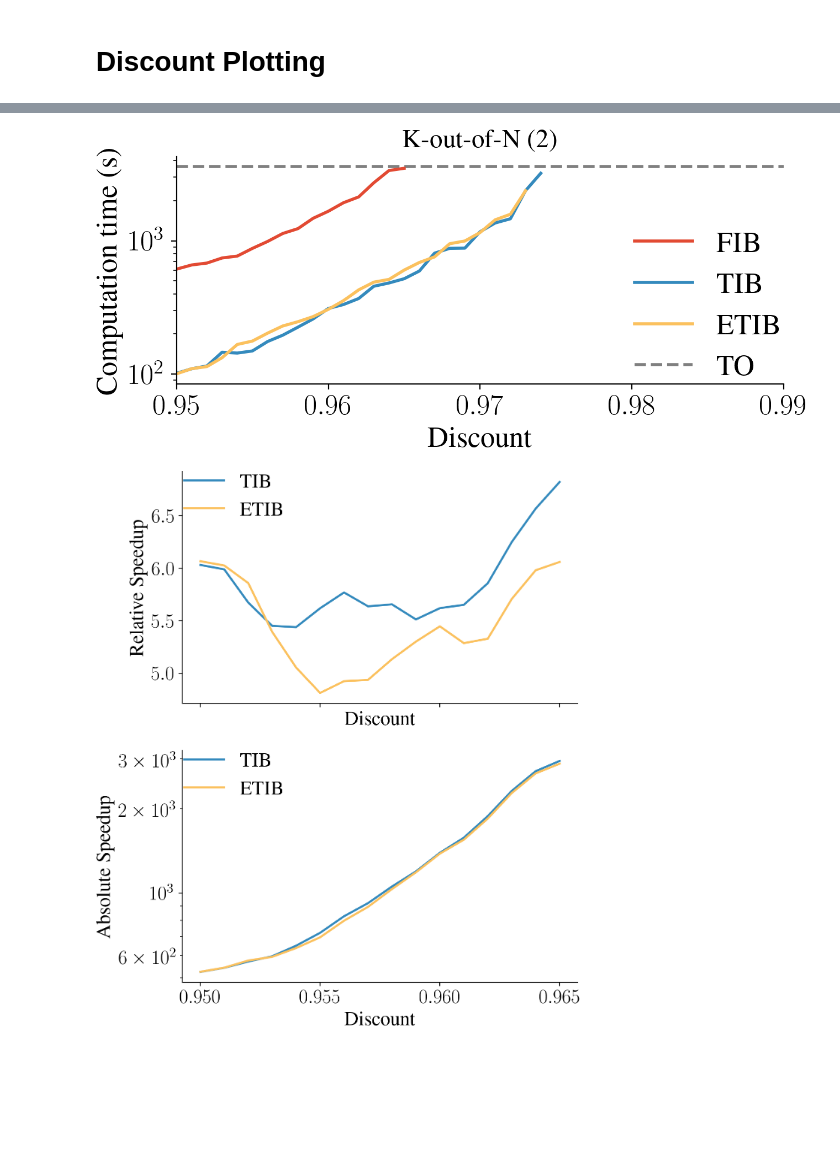
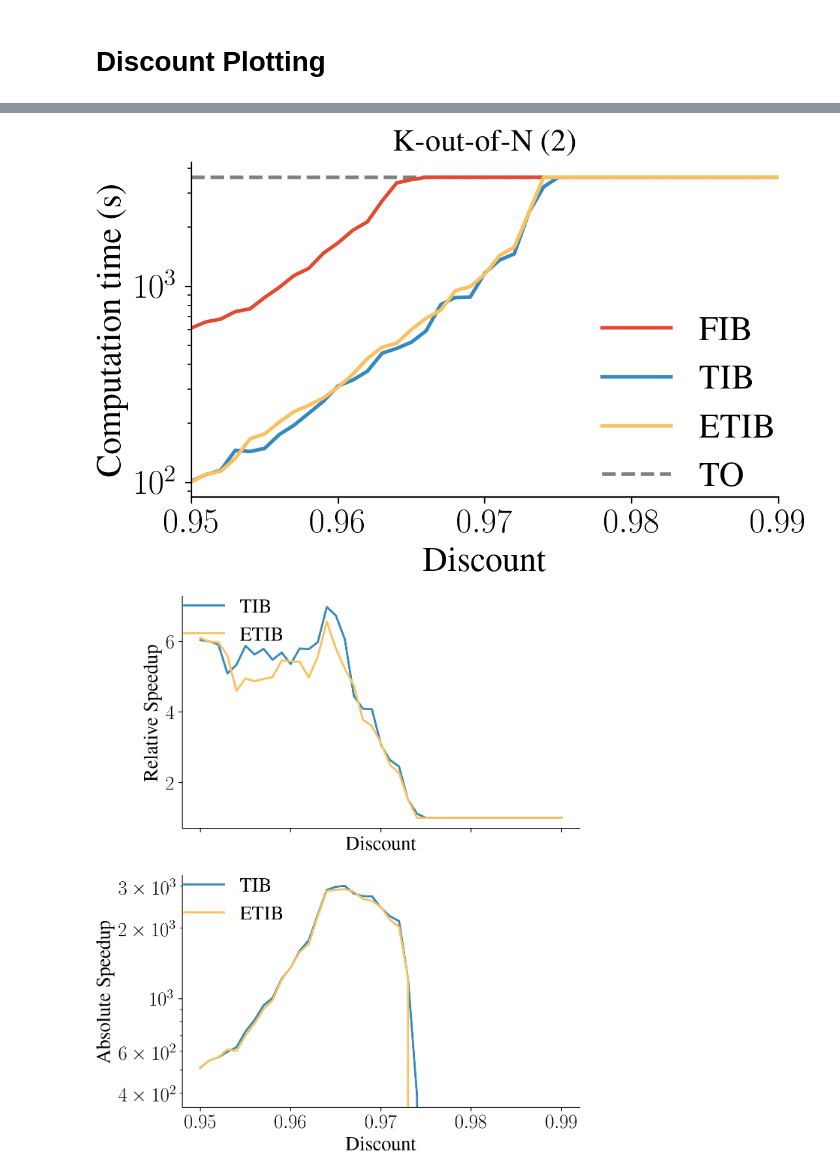
Before and after one commit to MKrale/Tighter_Informed_Bound, a Jupyter notebook: Plotting.ipynb, the cells around one changed output, grey strips where cells are left out. Drawn from its saved outputs; the diff is of its cells as text; code cells hidden in the pictures; blank space fills up the shorter version.

```diff
--- a/Plotting.ipynb
+++ b/Plotting.ipynb
@@ -19,7 +21,8 @@ pres_ub = []
 # all_envs = ["ABC", "Tiger", "RockSample5", "RockSample10", "K-out-of-N2", "K-out-of-N3",
 #             "FrozenLake4", "FrozenLake10", "Tag", "Hallway1", "Hallway2", "MiniHallway", "TigerGrid"] # All envs
 all_envs = ["ABC", "Tiger","grid", "RockSample5", "RockSample7",
-             "K-out-of-N2", "K-out-of-N3", "aloha30","Tag",  "SparseTigerGrid","SparseHallway1", "SparseHallway2", "pentagon", "fourth"  ]
+             "K-out-of-N2", "K-out-of-N3", "aloha30","Tag",  "SparseTigerGrid",
+             "SparseHallway1", "SparseHallway2", "pentagon", "fourth"  ]
 # Missing: "sunysb", "fourth" (Never run) &
 
 # all_envs = ["ABC", "Tiger", "RockSample5", "K-out-of-N2", "K-out-of-N3",
@@ -100,7 +103,7 @@ def get_data_discounts(env, discounts):
         solvernames.append(s)
         times.append([])
         init_times.append([])
-        for d in discounts:
+        for (d_idx, d) in enumerate(discounts):
             filename = f'./Data/DiscountTest/Sarsoptest_{env}_{s}_t{time}_d{str(round(d, 4))[2:]}.json'
             with open(filename) as file:
                 data = json.load(file)
@@ -109,6 +112,8 @@ def get_data_discounts(env, discounts):
                     times[s_idx].append(thistime)
                     init_times[s_idx].append(data["times"][0])
                 else:
+                    for i in range(len(discounts)-d_idx):
+                        times[s_idx].append(3600)
                     break
 
     return times, init_times, solvernames
@@ -662,6 +684,7 @@ times, init_times, snames = get_data_discounts("K-out-of-N2", discounts)
 
 solvernames = ["FIB", "TIB", "ETIB"]
 
+plt.figure(figsize=(6, 4))
 plt.axhline(y=3600, label="TO", linestyle="--", color="0.5")
 
 for (i,solver) in enumerate(solvernames):
@@ -705,14 +728,14 @@ for i in range(len(times)):
 discounts = discounts[0:len(times[0])]
 
 
-speedup_rel_TIB = savgol_filter(np.divide(times[0], times[1]), window_length=3, polyorder=0, mode="nearest")
-speedup_rel_ETIB = savgol_filter(np.divide(times[0], times[2]), window_length=3, polyorder=0, mode="nearest")
-speedup_abs_TIB = savgol_filter(np.subtract(times[0], times[1]), window_length=3, polyorder=0, mode="nearest")
-speedup_abs_ETIB = savgol_filter(np.subtract(times[0], times[2]), window_length=3, polyorder=0, mode="nearest")
-# speedup_rel_TIB = np.divide(times[0], times[1])
-# speedup_rel_ETIB = np.divide(times[0], times[2])
-# speedup_abs_TIB = np.subtract(times[0],times[1])
-# speedup_abs_ETIB = np.subtract(times[0],times[2])
+# speedup_rel_TIB = savgol_filter(np.divide(times[0], times[1]), window_length=3, polyorder=0, mode="nearest")
+# speedup_rel_ETIB = savgol_filter(np.divide(times[0], times[2]), window_length=3, polyorder=0, mode="nearest")
+# speedup_abs_TIB = savgol_filter(np.subtract(times[0], times[1]), window_length=3, polyorder=0, mode="nearest")
+# speedup_abs_ETIB = savgol_filter(np.subtract(times[0], times[2]), window_length=3, polyorder=0, mode="nearest")
+speedup_rel_TIB = np.divide(times[0], times[1])
+speedup_rel_ETIB = np.divide(times[0], times[2])
+speedup_abs_TIB = np.subtract(times[0],times[1])
+speedup_abs_ETIB = np.subtract(times[0],times[2])
 # plt.xlim(0.95, 0.974)
 # plt.ylim(0,25)
 # plt.plot(discounts,speedup_rel_TIB)#, color=colours[i], linestyle="-")
@@ -735,33 +758,33 @@ ax1.legend(loc="upper left")
 # ax1.set_yscale("log")
 ax1.set_xlabel("Discount")
 ax1.set_ylabel("Relative Speedup")
 # ax1.set_title("Relative Speedup vs Discount")  # Optional title for clarity
 
 # Second subplot: Absolute Speedup
 # ax2.set_xlim(0.95, 1)
 ax2.plot(discounts, speedup_abs_TIB, color=colours[1], linestyle="-", label="TIB")
 ax2.plot(discounts, speedup_abs_ETIB, color=colours[2], linestyle="-", label="ETIB")
 ax2.legend(loc="upper left")
 ax2.set_xlabel("Discount")
 ax2.set_ylabel("Absolute Speedup")
 ax2.set_yscale("log")
 # ax2.yaxis.tick_right()
 # ax2.yaxis.set_label_position("right")
 # ax2.spines['right'].set_position(('outward', 0))  # Move the right spine outwards to become the primary y-axis
 # ax2.spines['left'].set_visible(False)  # Hide the left y-axis spine
 # ax2.spines['right'].set_visible(True)
 ax2.set_ylabel("Absolute Speedup")
 # ax2.set_title("Absolute Speedup vs Discount")  # Optional title for clarity
 
 # Adjust the layout so the plots don't overlap
 plt.tight_layout()
 
 # Save the figure if needed
 plt.savefig("Data/Figures/DiscountTest_K-out-of-N2_speedup_subplots.pdf")
 
 # Display the plots
 plt.show()
 # %% [output]
-[figure, old version]
+[figure, new version]
-[figure, old version]
+[figure, new version]
 # %%
```
Also changed, not shown: parts of 9 cells of this notebook, 10 other files.
